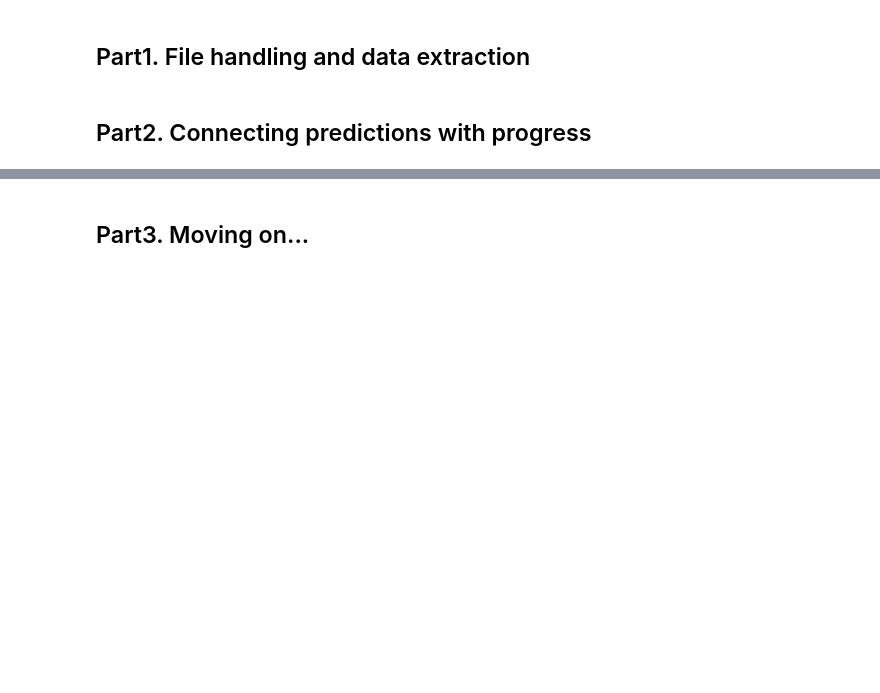
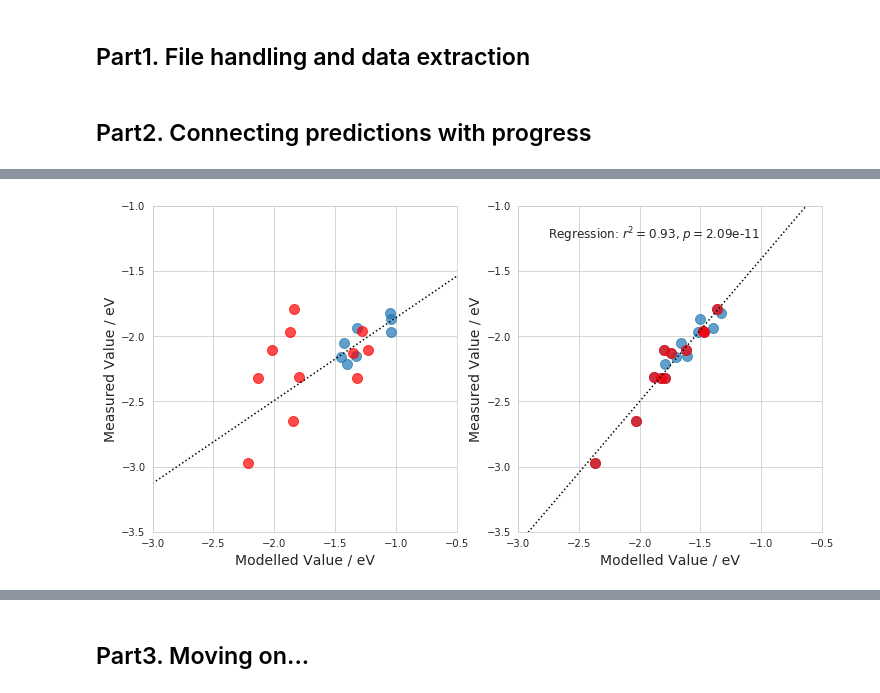
Before and after one commit to WillTarran/WillTarran.github.io, a Jupyter notebook: slides/DataAdventure.ipynb, the cells around one changed output, grey strips where cells are left out. Cells and saved outputs as stored; diff of their text form; code cells hidden in the pictures; blank space fills up the shorter version.

```diff
--- a/slides/DataAdventure.ipynb
+++ b/slides/DataAdventure.ipynb
@@ -12,0 +60,19 @@ import seaborn as sns
+# %%
+# Reviewed regression with Multistep Model
+new_x = LUMO['MultistepQC'][LUMO['Group'] != 'new']
+new_y = LUMO['Measured'][LUMO['Group'] != 'new']
+b2, a2, r2, p2, se2 = linregress(new_x, new_y)
+regr2 = 'Regression: $r^2=${}, $p=${:0.2e}'.format(round(r2**2,2),p2)
+# %%
+fig, [ax1,ax2] = plt.subplots(1,2, figsize=(12,6))
+baseplot([ax1], old_x, old_y, a, b)
+ax1.scatter(LUMO['SimpleQC'][LUMO['Group']=='mid'],
+            LUMO['Measured'][LUMO['Group']=='mid'],
+            color='r', s=100, alpha=0.7)
+baseplot([ax2], new_x, new_y, a2, b2)
+ax2.scatter(LUMO['MultistepQC'][LUMO['Group']=='mid'],
+            LUMO['Measured'][LUMO['Group']=='mid'],
+            color='r', s=100, alpha=0.7)
+ax2.text(-2.75, -1.25, regr2, fontsize=12);
+# %% [output]
+[figure, added]
```
Also changed, not shown: parts of 8 cells of this notebook, 3 other files.
